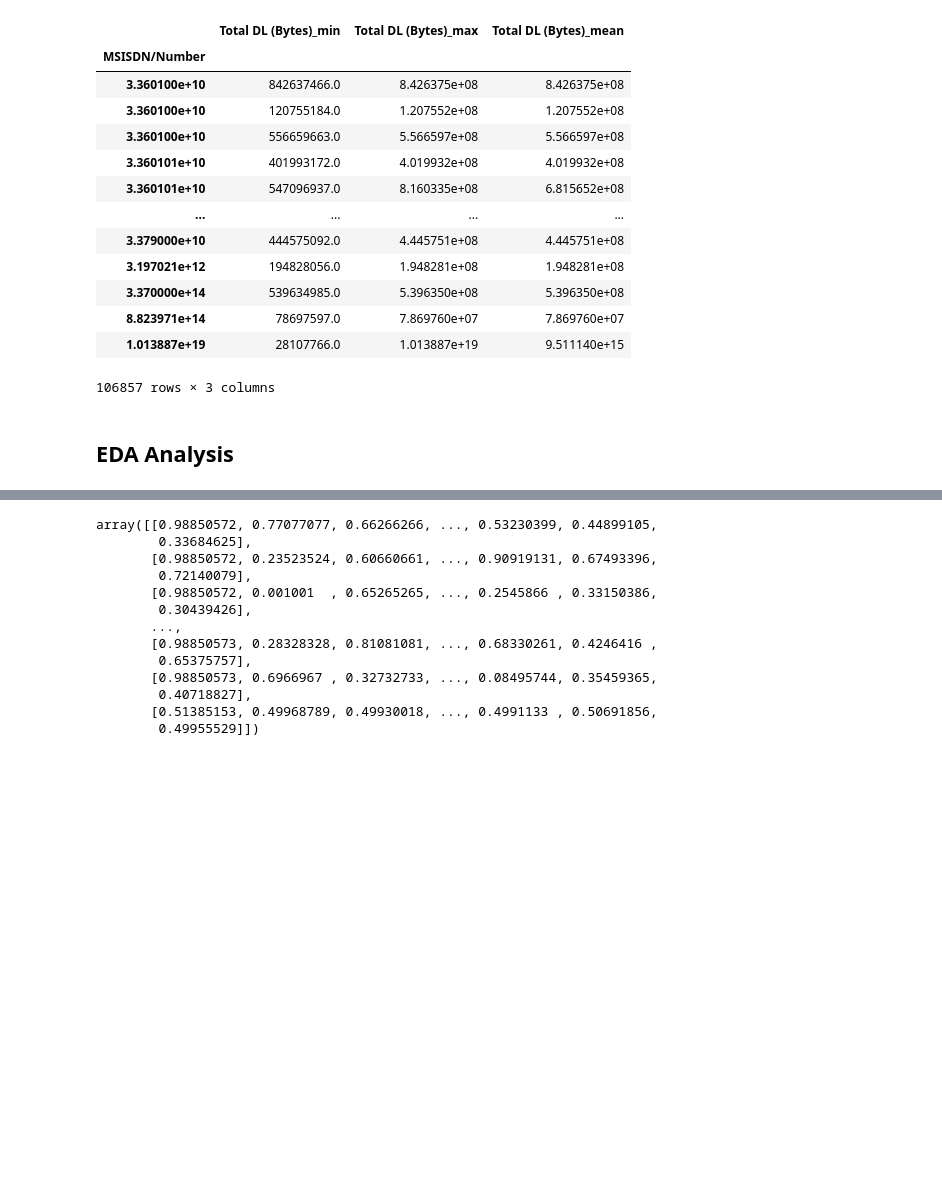
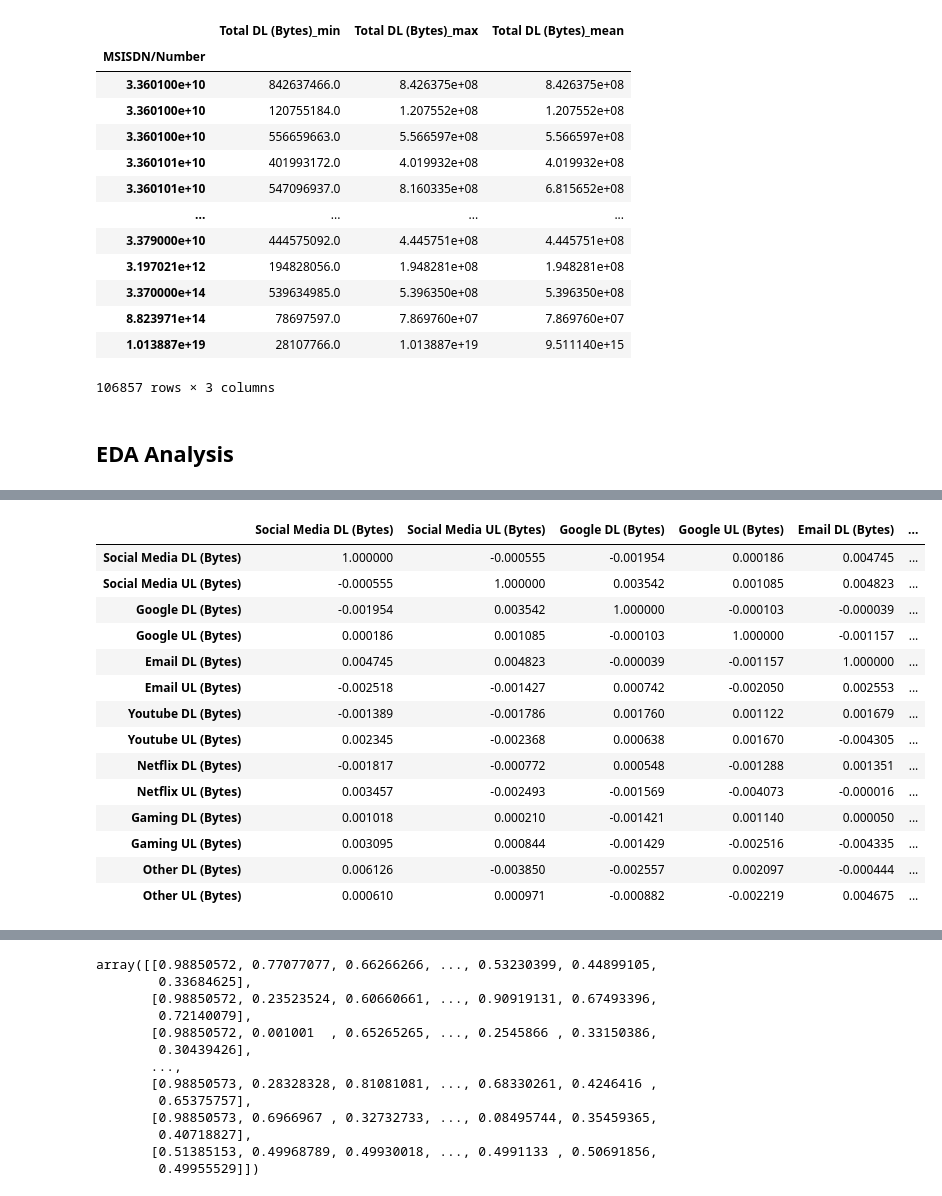
Before and after one commit to tutorialcreation/TelComChallenge, a Jupyter notebook: notebooks/Analysis.ipynb, the cells around one changed output, grey strips where cells are left out. Saved outputs shown, nothing was run; the diff lists cells and outputs as text; code cells hidden in the pictures; blank space fills up the shorter version.

```diff
--- a/notebooks/Analysis.ipynb
+++ b/notebooks/Analysis.ipynb
@@ -392,0 +399,12 @@ array([[<AxesSubplot:title={'center':'Start ms'}>,
+# %%
+#Sorting the values of the first principal component by how large each one is
+df = pd.DataFrame({'PCA':pca_train.components_[0], 'Variable Names':numerical_features})
+df = df.sort_values('PCA', ascending=False)
+
+#Sorting the absolute values of the first principal component by magnitude
+df2 = pd.DataFrame(df)
+df2['PCA']=df2['PCA'].apply(np.absolute)
+df2 = df2.sort_values('PCA', ascending=False)
+#print(df2['Variable Names'][0:11])
+
+df.head()
@@ -392,0 +418,13 @@ array([[<AxesSubplot:title={'center':'Start ms'}>,
+# %%
+#Sorting the values of the first principal component by how large each one is
+for i in range(len(pca_train.components_)):
+    df = pd.DataFrame({'PCA':pca_train.components_[i], 'Variable Names':numerical_features})
+    df = df.sort_values('PCA', ascending=False)
+
+    #Sorting the absolute values of the first principal component by magnitude
+    df2 = pd.DataFrame(df)
+    df2['PCA']=df2['PCA'].apply(np.absolute)
+    df2 = df2.sort_values('PCA', ascending=False)
+    #print(df2['Variable Names'][0:11])
+
+    print(df.head())
@@ -392,0 +546,26 @@ array([[<AxesSubplot:title={'center':'Start ms'}>,
+# %%
+applications = df[['Social Media DL (Bytes)', 'Social Media UL (Bytes)',
+       'Google DL (Bytes)', 'Google UL (Bytes)', 'Email DL (Bytes)',
+       'Email UL (Bytes)', 'Youtube DL (Bytes)', 'Youtube UL (Bytes)',
+       'Netflix DL (Bytes)', 'Netflix UL (Bytes)', 'Gaming DL (Bytes)',
+       'Gaming UL (Bytes)', 'Other DL (Bytes)', 'Other UL (Bytes)']]
+# %%
+social_media_corelation_matrix  = applications.corr()
+# %%
+social_media_corelation_matrix
+# %% [output]
+|  | Social Media DL (Bytes) | Social Media UL (Bytes) | Google DL (Bytes) | Google UL (Bytes) | Email DL (Bytes) | ... |
+| Social Media DL (Bytes) | 1.000000 | -0.000555 | -0.001954 | 0.000186 | 0.004745 | ... |
+| Social Media UL (Bytes) | -0.000555 | 1.000000 | 0.003542 | 0.001085 | 0.004823 | ... |
+| Google DL (Bytes) | -0.001954 | 0.003542 | 1.000000 | -0.000103 | -0.000039 | ... |
+| Google UL (Bytes) | 0.000186 | 0.001085 | -0.000103 | 1.000000 | -0.001157 | ... |
+| Email DL (Bytes) | 0.004745 | 0.004823 | -0.000039 | -0.001157 | 1.000000 | ... |
+| Email UL (Bytes) | -0.002518 | -0.001427 | 0.000742 | -0.002050 | 0.002553 | ... |
+| Youtube DL (Bytes) | -0.001389 | -0.001786 | 0.001760 | 0.001122 | 0.001679 | ... |
+| Youtube UL (Bytes) | 0.002345 | -0.002368 | 0.000638 | 0.001670 | -0.004305 | ... |
+| Netflix DL (Bytes) | -0.001817 | -0.000772 | 0.000548 | -0.001288 | 0.001351 | ... |
+| Netflix UL (Bytes) | 0.003457 | -0.002493 | -0.001569 | -0.004073 | -0.000016 | ... |
+| Gaming DL (Bytes) | 0.001018 | 0.000210 | -0.001421 | 0.001140 | 0.000050 | ... |
+| Gaming UL (Bytes) | 0.003095 | 0.000844 | -0.001429 | -0.002516 | -0.004335 | ... |
+| Other DL (Bytes) | 0.006126 | -0.003850 | -0.002557 | 0.002097 | -0.000444 | ... |
+| Other UL (Bytes) | 0.000610 | 0.000971 | -0.000882 | -0.002219 | 0.004675 | ... |
```
Also changed, not shown: parts of 73 cells of this notebook.
